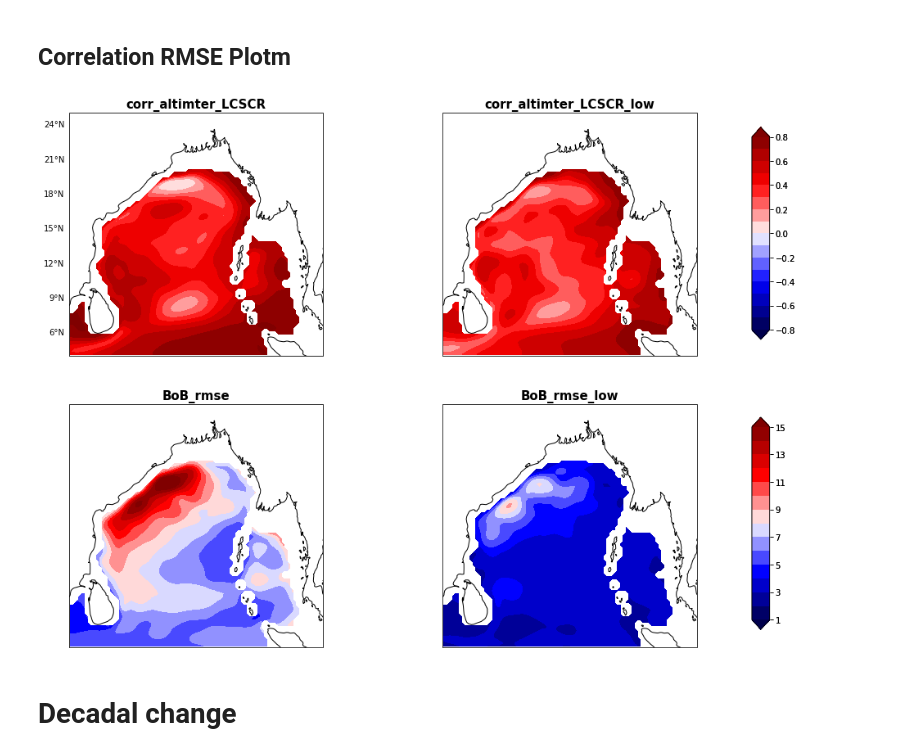
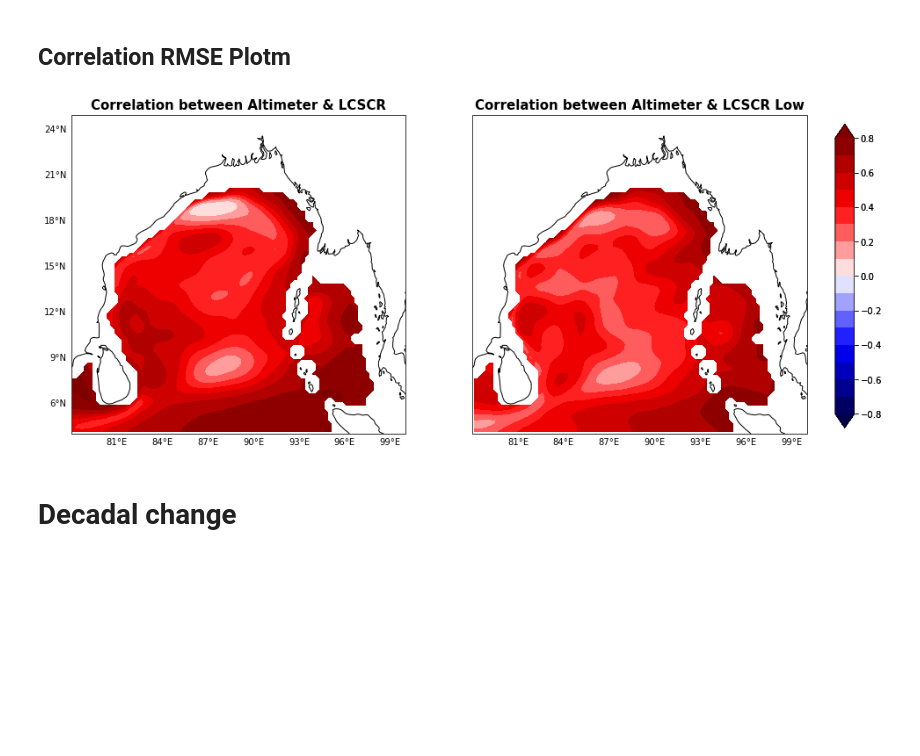
Before and after one commit to ghossh/BoB-Decadal-SLA, a Jupyter notebook: BoB_plots.ipynb, the cells around one changed output. Cells and saved outputs as stored; diff of their text form; code cells hidden in the pictures; blank space fills up the shorter version.

```diff
--- a/BoB_plots.ipynb
+++ b/BoB_plots.ipynb
@@ -90,0 +73,15 @@ def plot(input_data,save):
+# %%
+import matplotlib.pyplot as plt
+from matplotlib.patches import Rectangle
+
+#define Matplotlib figure and axis
+fig, ax = plt.subplots()
+
+#create simple line plot
+BoB_LCSEIO_low[100].
+
+#add rectangle to plot
+ax.add_patch(Rectangle((1, 1), 2, 6))
+
+#display plot
+plt.show()
@@ -358,21 +375,21 @@ BoB_rmse_low.plot()
 ## Correlation RMSE Plotm
 # %%
 corr_rmse_data={}
-corr_rmse_data={'corr_altimter_LCSCR':corr_altimter_LCSCR,
-                'corr_altimter_LCSCR_low':corr_altimter_LCSCR_low,
-                'BoB_rmse':BoB_rmse,
-                'BoB_rmse_low':BoB_rmse_low
+corr_rmse_data={'Correlation between Altimeter & LCSCR':corr_altimter_LCSCR,
+                'Correlation between Altimeter & LCSCR Low':corr_altimter_LCSCR_low,
+                #'BoB_rmse':BoB_rmse,
+                #'BoB_rmse_low':BoB_rmse_low
                }
 # %%
 def corr_rmse_plot(datasets,title,output):
 ##########  Plotting ###########
-    fig, axs = plt.subplots(nrows=2,ncols=2,subplot_kw={'projection': ccrs.PlateCarree()},
+    fig, axs = plt.subplots(nrows=1,ncols=2,subplot_kw={'projection': ccrs.PlateCarree()},
                             figsize=(15,12))
     axs=axs.flatten()
     corr=set([0,1])
     rmse=set([2,3])
     y_label=set([0,6,12,18])
-    x_label=set([18,19,20,21,22,23])
+    x_label=set([0,1])
 
     L1=[-.8,-.7,-.6,-.5,-.4,-.3,-.2,-.1,0,.1,.2,.3,.4,.5,.6,.7,.8]
     L2=[1,2,3,4,5,6,7,8,9,10,11,12,13,14,15]
@@ -382,39 +399,40 @@ def corr_rmse_plot(datasets,title,output):
             if i in corr:
                 cs=axs[i].contourf(data.longitude,data.latitude,data,
                                   levels=L1,transform = ccrs.PlateCarree(),
                                   cmap='seismic',extend='both')
-                cs_ax=fig.add_axes([0.93,0.56,0.02,0.3])
+                #cs_ax=fig.add_axes([0.93,0.56,0.02,0.3])
+                cs_ax=fig.add_axes([0.93,0.3,0.02,0.4])
                 cba=fig.colorbar(cs,cax=cs_ax)
             if i in rmse:
                 cs=axs[i].contourf(data.longitude,data.latitude,data,
                                   levels=L2,transform = ccrs.PlateCarree(),
                                   cmap='seismic',extend='both')
-                cs_ax=fig.add_axes([0.93,0.15,0.02,0.3])
+                #cs_ax=fig.add_axes([0.93,0.15,0.02,0.3])
+
                 cba=fig.colorbar(cs,cax=cs_ax)
 
             axs[i].set_extent([78,100,4,25])
             axs[i].set_title(year,fontsize = 15, weight='bold')
             axs[i].coastlines()
             if i in y_label:
                 gl = axs[i].gridlines(crs=ccrs.PlateCarree(), draw_labels=True,linewidth=0,)
                 gl.top_labels = False
                 gl.bottom_labels = False
                 gl.right_labels = False
                 #gl.xlines=False
             if i in x_label:
                 gl = axs[i].gridlines(crs=ccrs.PlateCarree(), draw_labels=True,linewidth=0,)
                 gl.top_labels = False
                 gl.left_labels = False
                 gl.right_labels = False
 
 
     plt.suptitle(title,fontsize = 30,weight='bold')
     plt.savefig(output,dpi=120)
     return
+corr_rmse_plot(corr_rmse_data,'','corr_plot.jpg')
+# %% [output]
+[figure, added]
-# %%
-corr_rmse_plot(corr_rmse_data,'','corr_rmse_plot.jpg')
-# %% [output]
-[figure, removed]
 # %% [markdown]
 # Decadal change
 # %%
```
Also changed, not shown: parts of 26 cells of this notebook, 12 other files.
